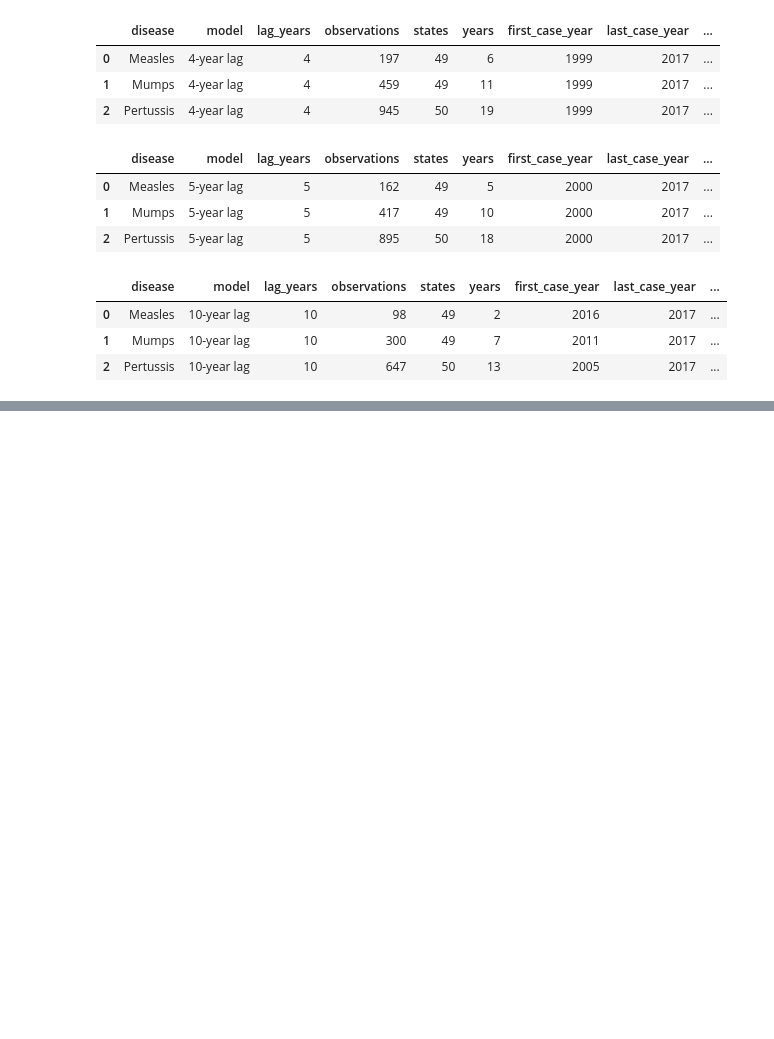
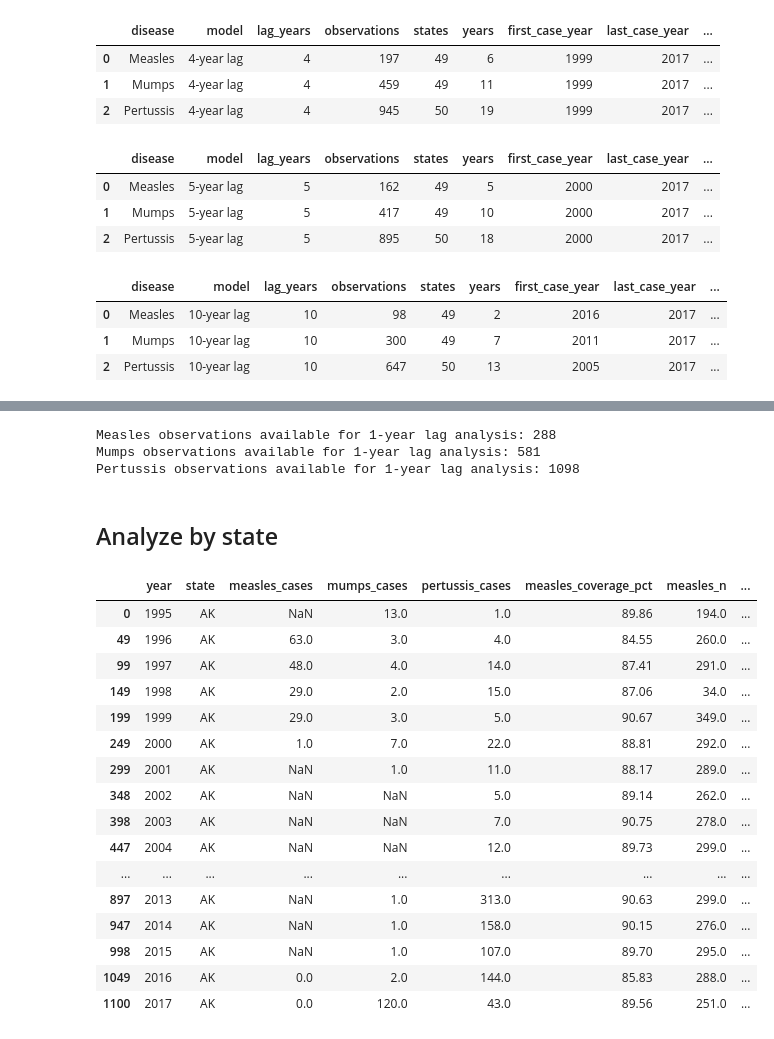
Before and after one commit to FusRaDa/biot670i_capstone_vaccination_project, a Jupyter notebook: rada_notebooks/06_lag_analysis.ipynb, the cells around one changed output, grey strips where cells are left out. Saved outputs shown, nothing was run; the diff lists cells and outputs as text; code cells hidden in the pictures; blank space fills up the shorter version.

Commit message:
added time lag association notebook, pooled, and per state

```diff
--- a/rada_notebooks/06_lag_analysis.ipynb
+++ b/rada_notebooks/06_lag_analysis.ipynb
@@ -456,0 +459,10 @@ plot_fixed_effect_results(_year_df, 10)
+# %%
+import pandas as pd
+import plotly.graph_objects as go
+import plotly.express as px
+
+cases_df = pd.read_csv('../app/data/tycho_cases.csv')
+coverage_df = pd.read_csv('../app/data/nis_vacc_coverage.csv')
+
+yearly_coverage_cases_df = pd.merge(cases_df, coverage_df, on=['year', 'state'])
+yearly_coverage_cases_df.head()
@@ -456,0 +535,23 @@ plot_fixed_effect_results(_year_df, 10)
+# %%
+diseases = ["measles", "mumps", "pertussis"]
+
+lag_dfs = {}
+
+for disease in diseases:
+
+    lag_col = f"{disease}_coverage_lag1"
+    cases_col = f"{disease}_cases"
+
+    # Keep only observations with both lagged coverage and cases
+    lag_dfs[disease] = lagged_df.dropna(
+        subset=[lag_col, cases_col]
+    ).copy()
+
+    print(
+        f"{disease.capitalize()} observations available for 1-year lag analysis:",
+        len(lag_dfs[disease])
+    )
+# %% [output]
+Measles observations available for 1-year lag analysis: 288
+Mumps observations available for 1-year lag analysis: 581
+Pertussis observations available for 1-year lag analysis: 1098
@@ -456,0 +677,30 @@ plot_fixed_effect_results(_year_df, 10)
+# %% [markdown]
+## Analyze by state
+# %%
+def get_state_lag_df(lagged_df, state):
+
+    return lagged_df[
+        lagged_df["state"] == state
+    ].copy()
+# %%
+ak_lag_df = get_state_lag_df(lagged_df, "AK")
+
+ak_lag_df
+# %% [output]
+|  | year | state | measles_cases | mumps_cases | pertussis_cases | measles_coverage_pct | measles_n | ... |
+| 0 | 1995 | AK | NaN | 13.0 | 1.0 | 89.86 | 194.0 | ... |
+| 49 | 1996 | AK | 63.0 | 3.0 | 4.0 | 84.55 | 260.0 | ... |
+| 99 | 1997 | AK | 48.0 | 4.0 | 14.0 | 87.41 | 291.0 | ... |
+| 149 | 1998 | AK | 29.0 | 2.0 | 15.0 | 87.06 | 34.0 | ... |
+| 199 | 1999 | AK | 29.0 | 3.0 | 5.0 | 90.67 | 349.0 | ... |
+| 249 | 2000 | AK | 1.0 | 7.0 | 22.0 | 88.81 | 292.0 | ... |
+| 299 | 2001 | AK | NaN | 1.0 | 11.0 | 88.17 | 289.0 | ... |
+| 348 | 2002 | AK | NaN | NaN | 5.0 | 89.14 | 262.0 | ... |
+| 398 | 2003 | AK | NaN | NaN | 7.0 | 90.75 | 278.0 | ... |
+| 447 | 2004 | AK | NaN | NaN | 12.0 | 89.73 | 299.0 | ... |
+| ... | ... | ... | ... | ... | ... | ... | ... | ... |
+| 897 | 2013 | AK | NaN | 1.0 | 313.0 | 90.63 | 299.0 | ... |
+| 947 | 2014 | AK | NaN | 1.0 | 158.0 | 90.15 | 276.0 | ... |
+| 998 | 2015 | AK | NaN | 1.0 | 107.0 | 89.70 | 295.0 | ... |
+| 1049 | 2016 | AK | 0.0 | 2.0 | 144.0 | 85.83 | 288.0 | ... |
+| 1100 | 2017 | AK | 0.0 | 120.0 | 43.0 | 89.56 | 251.0 | ... |
```
Also changed, not shown: parts of 7 cells of this notebook, 10 other files.
